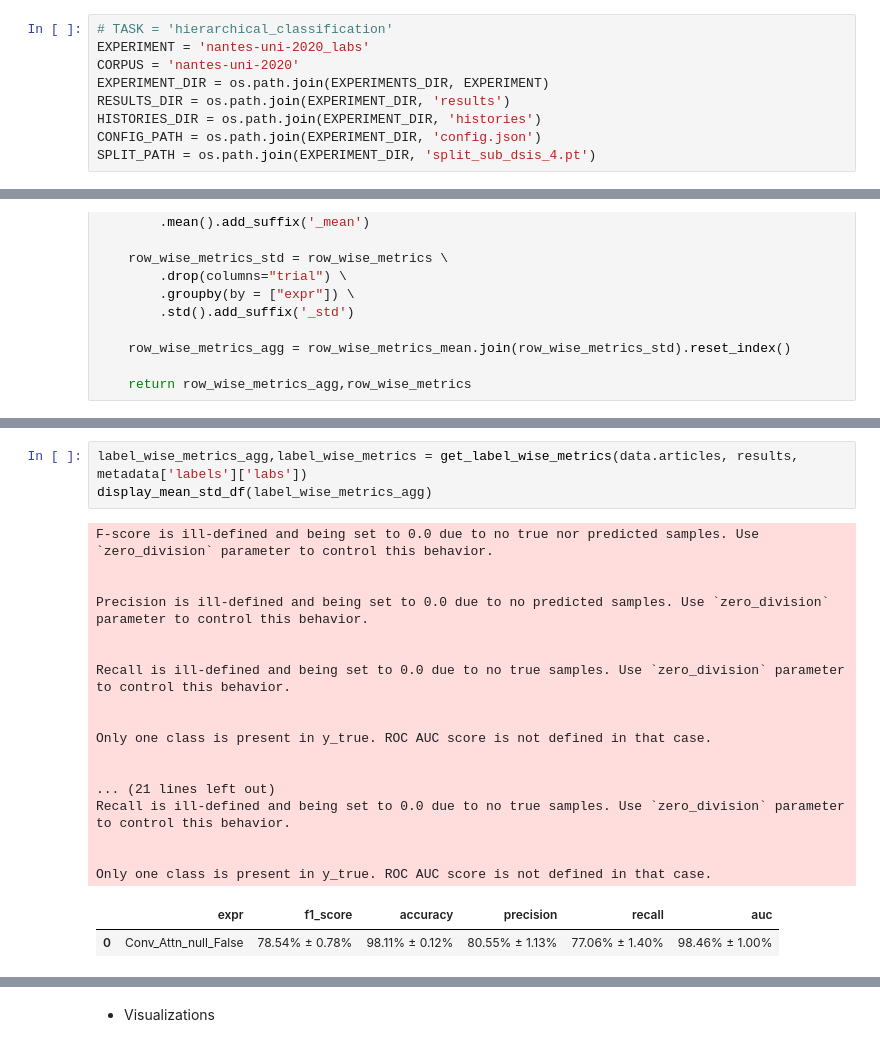
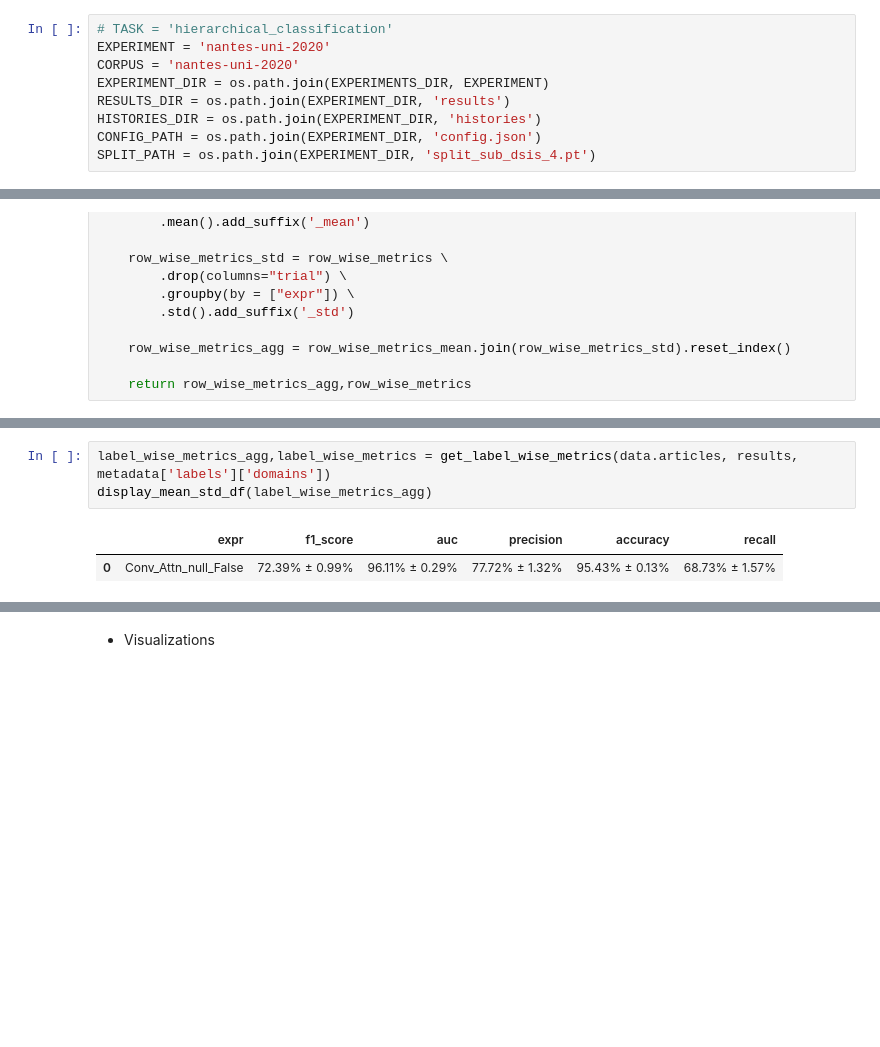
Before and after one commit to abdelnour13/ExMap, a Jupyter notebook: notebooks/Evaluation.ipynb, the cells around one changed output, grey strips where cells are left out. Drawn from its saved outputs; the diff is of its cells as text; blank space fills up the shorter version.

Commit message:
restructing project : data hierarchy, env variables, commands

```diff
--- a/notebooks/Evaluation.ipynb
+++ b/notebooks/Evaluation.ipynb
@@ -28,7 +28,7 @@ dir = os.path.join(ROOT_DIR, 'assets', 'articles_classification_results')
 # Load the results
 # %%
 # TASK = 'hierarchical_classification'
-EXPERIMENT = 'nantes-uni-2020_labs'
+EXPERIMENT = 'nantes-uni-2020'
 CORPUS = 'nantes-uni-2020'
 EXPERIMENT_DIR = os.path.join(EXPERIMENTS_DIR, EXPERIMENT)
 RESULTS_DIR = os.path.join(EXPERIMENT_DIR, 'results')
@@ -308,26 +294,9 @@ metadata['labels']['labs']
 # %%
-label_wise_metrics_agg,label_wise_metrics = get_label_wise_metrics(data.articles, results, metadata['labels']['labs'])
+label_wise_metrics_agg,label_wise_metrics = get_label_wise_metrics(data.articles, results, metadata['labels']['domains'])
 display_mean_std_df(label_wise_metrics_agg)
 # %% [output]
-F-score is ill-defined and being set to 0.0 due to no true nor predicted samples. Use `zero_division` parameter to control this behavior.
-
-
-Precision is ill-defined and being set to 0.0 due to no predicted samples. Use `zero_division` parameter to control this behavior.
-
-
-Recall is ill-defined and being set to 0.0 due to no true samples. Use `zero_division` parameter to control this behavior.
-
-
-Only one class is present in y_true. ROC AUC score is not defined in that case.
-
-
-... (21 lines left out)
-Recall is ill-defined and being set to 0.0 due to no true samples. Use `zero_division` parameter to control this behavior.
-
-
-Only one class is present in y_true. ROC AUC score is not defined in that case.
-|  | expr | f1_score | accuracy | precision | recall | auc |
-| 0 | Conv_Attn_null_False | 78.54% ± 0.78% | 98.11% ± 0.12% | 80.55% ± 1.13% | 77.06% ± 1.40% | 98.46% ± 1.00% |
+|  | expr | f1_score | auc | precision | accuracy | recall |
+| 0 | Conv_Attn_null_False | 72.39% ± 0.99% | 96.11% ± 0.29% | 77.72% ± 1.32% | 95.43% ± 0.13% | 68.73% ± 1.57% |
 # %%
 row_wise_metrics_agg,row_wise_metrics = get_row_wise_metrics(data.articles, results)
 metrics = display_mean_std_df(row_wise_metrics_agg)
```
Also changed, not shown: parts of 5 cells of this notebook, 43 other files.
